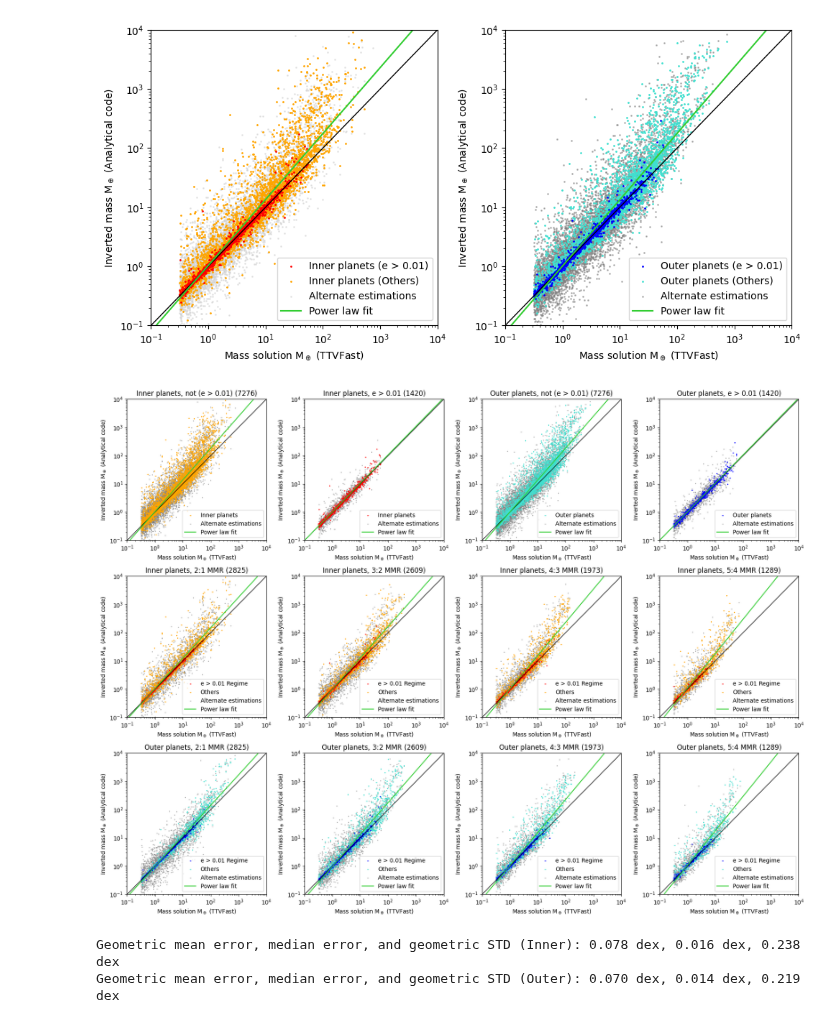
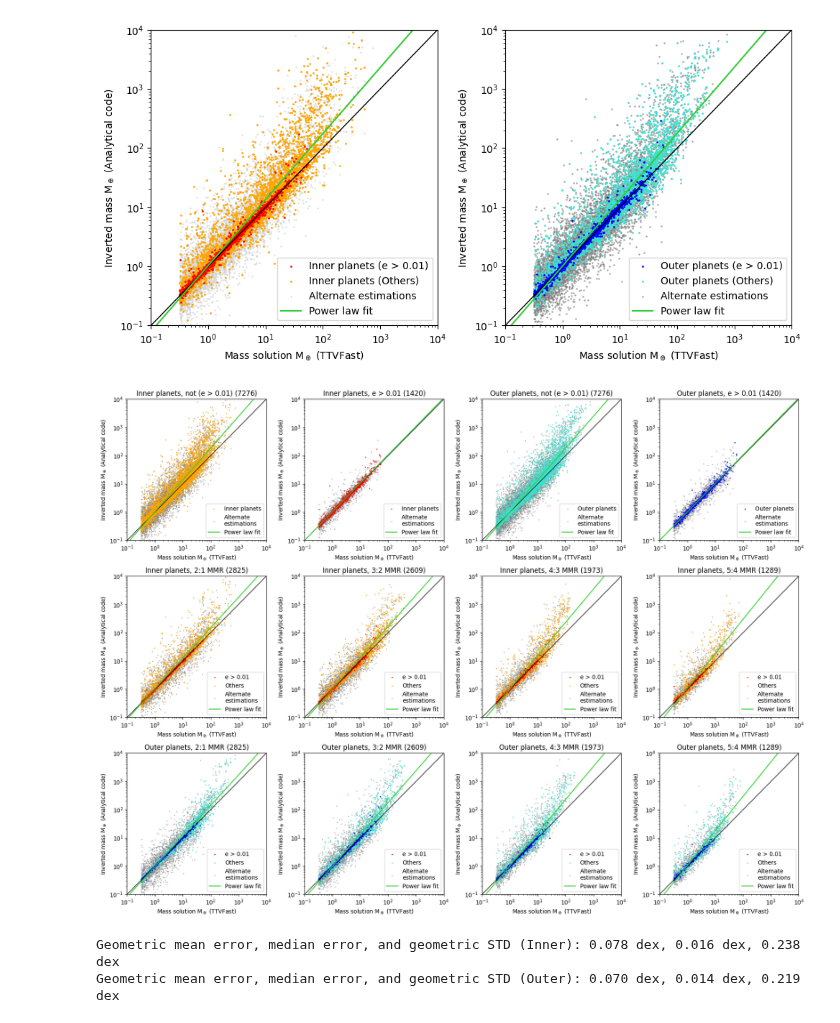
Before and after one commit to chatdanai-s/NATSUME, a Jupyter notebook: validation/1st_order_TTVFast/code_invert.ipynb, the cells around one changed output. Cells and saved outputs as stored; diff of their text form; code cells hidden in the pictures.

```diff
--- a/validation/1st_order_TTVFast/code_invert.ipynb
+++ b/validation/1st_order_TTVFast/code_invert.ipynb
@@ -372,10 +372,10 @@ def plotMassEstimation(posTuple, x, ygood, ybad, color, innerouterStr, mask, reg
         elif color == 'blue':
             altcolor = 'turquoise'
 
-        ax[posTuple].scatter(x[mask & highe], ygood[mask & highe], s=s, color=color, label=f'e > 0.01 Regime', zorder=1)
+        ax[posTuple].scatter(x[mask & highe], ygood[mask & highe], s=s, color=color, label=f'e > 0.01', zorder=1)
         ax[posTuple].scatter(x[mask & lowe], ygood[mask & lowe], s=s, color=altcolor, label=f'Others', zorder=0)
 
-    ax[posTuple].scatter(x[mask], ybad[mask], s=s, color='grey', label='Alternate estimations', zorder=-1, alpha=0.5)
+    ax[posTuple].scatter(x[mask], ybad[mask], s=s, color='grey', label='Alternate\nestimations', zorder=-1, alpha=0.5)
     ax[posTuple].plot(linelim, linelim, color='black', lw=1, zorder=1)
     ax[posTuple].plot(linelim, 10**c * linelim**k, color='limegreen', label=f'Power law fit')
     ax[posTuple].set_xscale('log'); ax[posTuple].set_yscale('log')
@@ -387,34 +387,34 @@ def plotMassEstimation(posTuple, x, ygood, ybad, color, innerouterStr, mask, reg
 
 def plotMassWithRegimes(df):
     # Regime definitions
     ethres = 0.01
     highe = (compare.e1 > ethres) & (compare.e2 > ethres); lowe = ~highe
     def jmask(n):
         return (compare.j == n)
 
     # Eccentricity
     plotMassEstimation((0,0), df['m1'], df['m_calc_in'], df['m_bad_in'], 'orange', 'Inner', lowe, 'not (e > 0.01)')
     plotMassEstimation((0,1), df['m1'], df['m_calc_in'], df['m_bad_in'], 'red', 'Inner', highe, 'e > 0.01')
     plotMassEstimation((0,2), df['m2'], df['m_calc_out'], df['m_bad_out'], 'turquoise', 'Outer', lowe, 'not (e > 0.01)')
     plotMassEstimation((0,3), df['m2'], df['m_calc_out'], df['m_bad_out'], 'blue', 'Outer', highe, 'e > 0.01')
 
     # MMR
     plotMassEstimation((1,0), df['m1'], df['m_calc_in'], df['m_bad_in'], 'red', 'Inner', jmask(2), '2:1 MMR', mode='MMR')
     plotMassEstimation((1,1), df['m1'], df['m_calc_in'], df['m_bad_in'], 'red', 'Inner', jmask(3), '3:2 MMR', mode='MMR')
     plotMassEstimation((1,2), df['m1'], df['m_calc_in'], df['m_bad_in'], 'red', 'Inner', jmask(4), '4:3 MMR', mode='MMR')
     plotMassEstimation((1,3), df['m1'], df['m_calc_in'], df['m_bad_in'], 'red', 'Inner', jmask(5), '5:4 MMR', mode='MMR')
 
     plotMassEstimation((2,0), df['m2'], df['m_calc_out'], df['m_bad_out'], 'blue', 'Outer', jmask(2), '2:1 MMR', mode='MMR')
     plotMassEstimation((2,1), df['m2'], df['m_calc_out'], df['m_bad_out'], 'blue', 'Outer', jmask(3), '3:2 MMR', mode='MMR')
     plotMassEstimation((2,2), df['m2'], df['m_calc_out'], df['m_bad_out'], 'blue', 'Outer', jmask(4), '4:3 MMR', mode='MMR')
     plotMassEstimation((2,3), df['m2'], df['m_calc_out'], df['m_bad_out'], 'blue', 'Outer', jmask(5), '5:4 MMR', mode='MMR')
 
 plotMassWithRegimes(compare)
 
 fig.tight_layout()
 plt.show()
 # %% [output]
-[figure, old version]
+[figure, new version]
 # %%
 # Relative bias and average error
 err1, err2, med1, med2, gstd1, gstd2 = returnMetrics(compare, mask='all')
```
Also changed, not shown: parts of 5 cells of this notebook, 2 other files.
